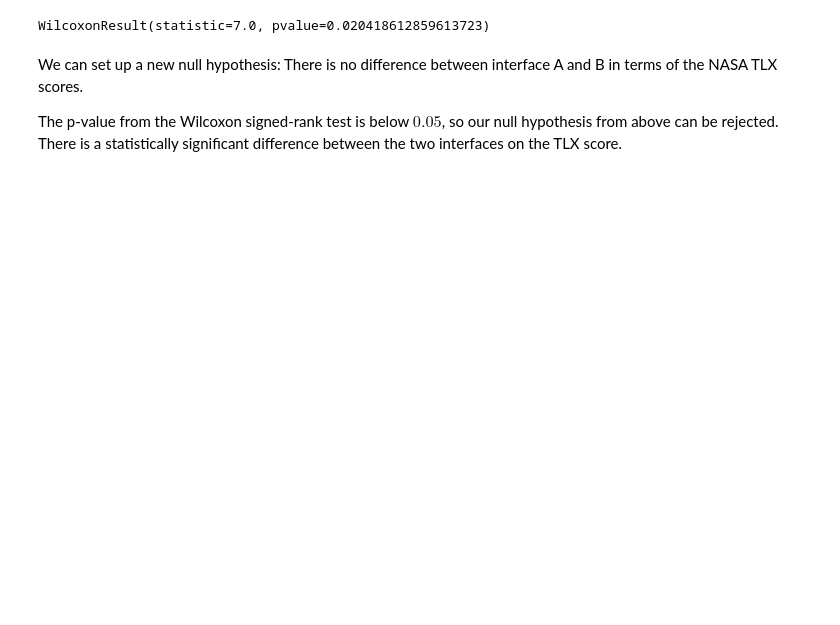
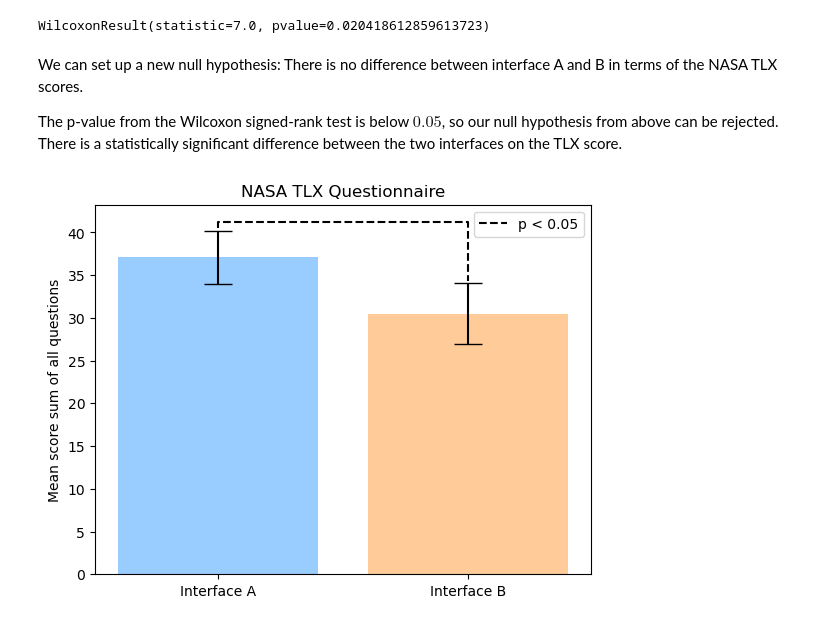
Before and after one commit to duxirosenberg/hci-project-hci2023-group-25, a Jupyter notebook: Deliverables/Study/Statistical Analysis.ipynb, the cells around one changed output. Cells and saved outputs as stored; diff of their text form; code cells hidden in the pictures; blank space fills up the shorter version.

```diff
--- a/Deliverables/Study/Statistical Analysis.ipynb
+++ b/Deliverables/Study/Statistical Analysis.ipynb
@@ -431,3 +482,29 @@ WilcoxonResult(statistic=7.0, pvalue=0.020418612859613723)
 We can set up a new null hypothesis: There is no difference between interface A and B in terms of the NASA TLX scores.
 
 The p-value from the Wilcoxon signed-rank test is below $0.05$, so our null hypothesis from above can be rejected. There is a statistically significant difference between the two interfaces on the TLX score.
+# %%
+
+# add a plot for the total score containing mean and std deviation
+fig, ax = plt.subplots()
+ax.bar(['Interface A', 'Interface B'], [nasa_tlx_A_total.mean(), nasa_tlx_B_total.mean()], yerr=[nasa_tlx_A_total.sem(), nasa_tlx_B_total.sem()], capsize=10, color=['#99CCFF', '#FFCC99'])
+ax.set_ylabel('Mean score sum of all questions')
+ax.set_title('NASA TLX Questionnaire')
+
+significant = True
+
+if significant:
+    # Get the current height of the bars to determine where to start the line
+    y1 = nasa_tlx_A_total.mean() + nasa_tlx_A_total.sem() + 0.3  # Add a little offset above the error bar
+    y2 = nasa_tlx_B_total.mean() + nasa_tlx_B_total.sem() + 0.3  # Same for the second bar
+    ylim = ax.get_ylim()[1] - 1
+    # Draw the line
+    # add a "*" to the label to indicate significance
+    ax.plot(['Interface A', 'Interface A', 'Interface B', 'Interface B'], [y1, ylim, ylim, y2], 'k--', label='p < 0.05')
+    # add a legend
+    ax.legend()
+
+# save fig
+fig.savefig('nasa_tlx_total_mean.png')
+plt.show()
+# %% [output]
+[figure, added]
```
Also changed, not shown: parts of 35 cells of this notebook, 9 other files.
